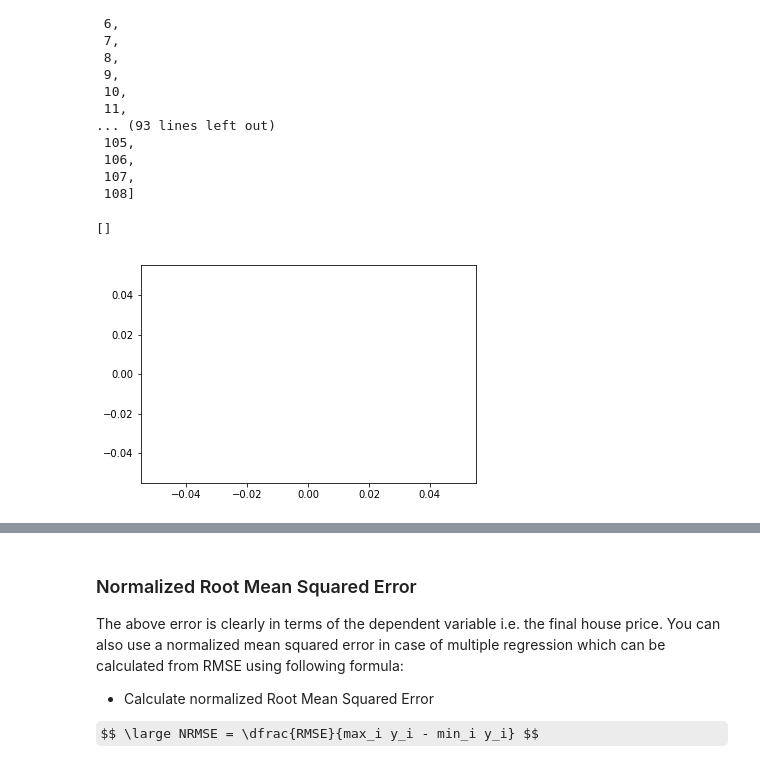
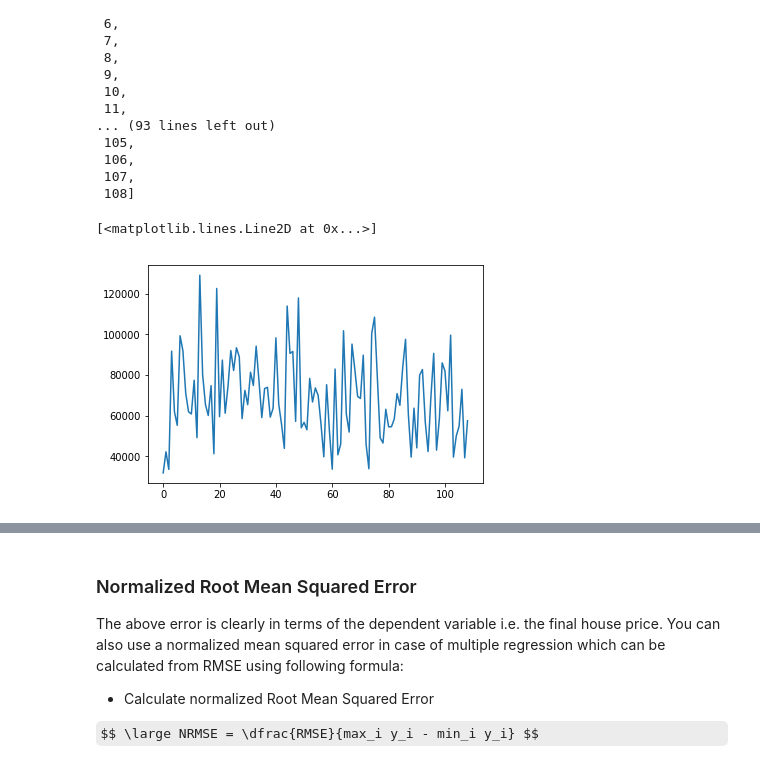
Before and after one commit to aschams/dsc-linalg-regression-lab-dc-ds-060319, a Jupyter notebook: index.ipynb, the cells around one changed output, grey strips where cells are left out. Drawn from its saved outputs; the diff is of its cells as text; code cells hidden in the pictures; some formulas as TeX source.

```diff
--- a/index.ipynb
+++ b/index.ipynb
@@ -211,9 +211,10 @@ list(range(109))
  108]
 # %%
 plt.plot(y_pred.flatten())
+plt.plot(y)
 # %% [output]
-[]
+[<matplotlib.lines.Line2D at 0x...>]
-[figure, old version]
+[figure, new version]
 # %%
 # Plot predicted and actual values as line plots
 # %% [markdown]
```
